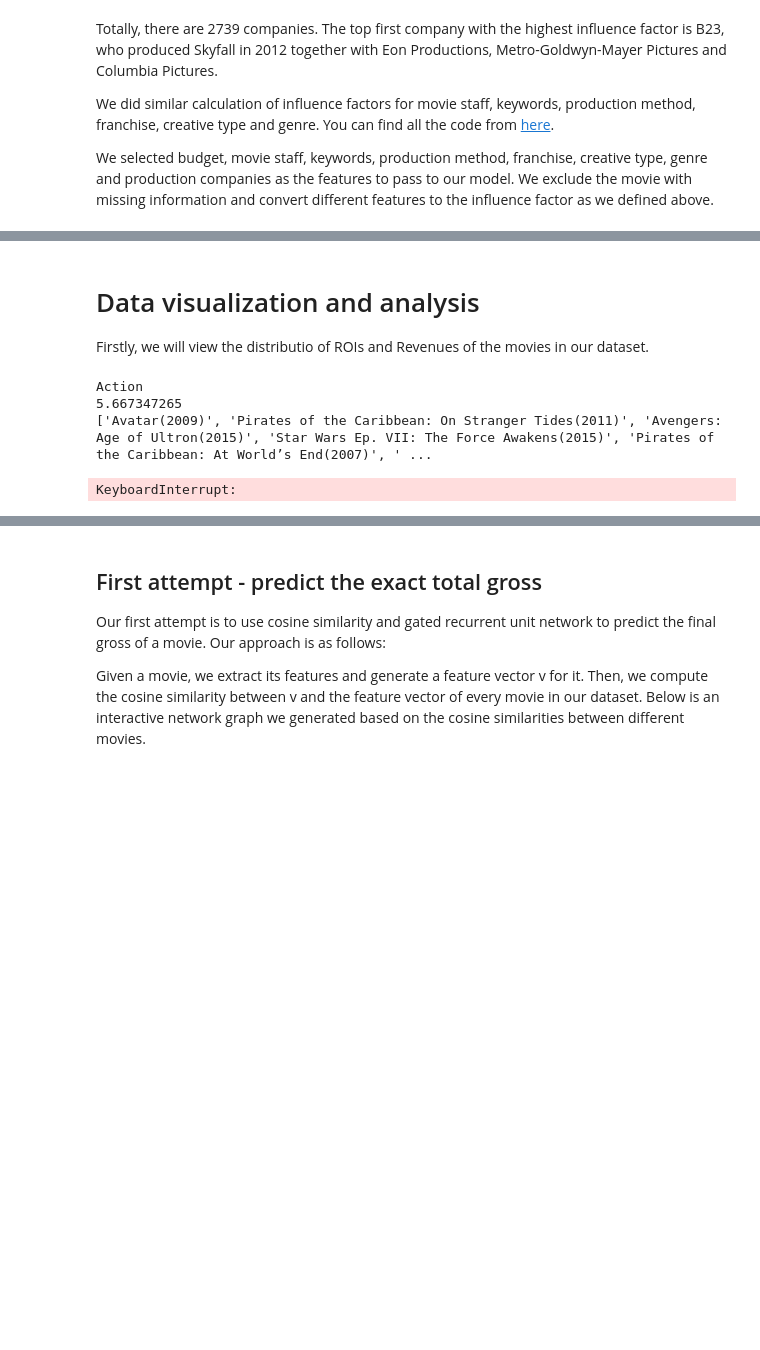
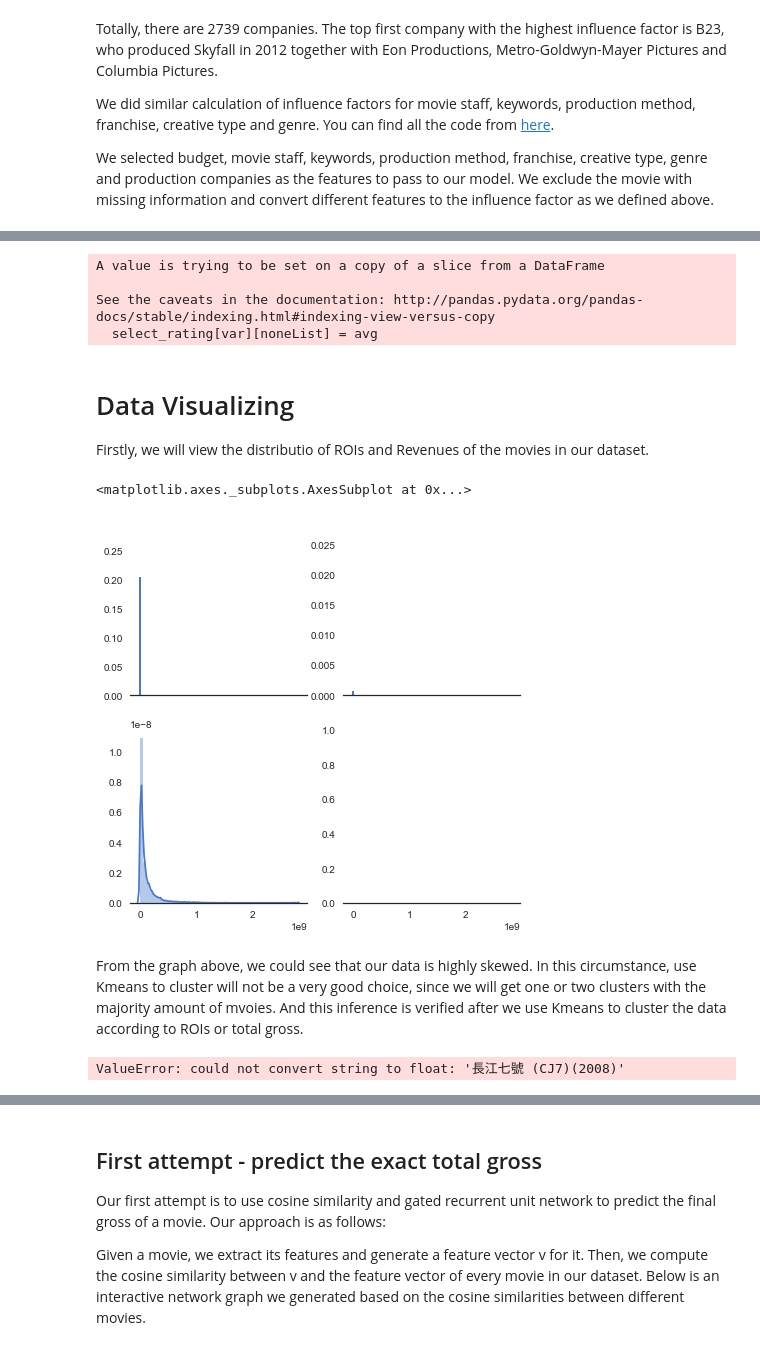
Before and after one commit to yuechaohou/PDS, a Jupyter notebook: WhatContributesToMoviesWithHighReturns.ipynb, the cells around one changed output, grey strips where cells are left out. Cells and saved outputs as stored; diff of their text form; code cells hidden in the pictures; blank space fills up the shorter version.

```diff
--- a/WhatContributesToMoviesWithHighReturns.ipynb
+++ b/WhatContributesToMoviesWithHighReturns.ipynb
@@ -782,28 +584,42 @@ pdf.to_csv('movie_info.csv')
+# %%
+merge_rating_impactFactors()  # save all feature data to movie_data.csv
+movie_data = pd.read_csv('movie_data.csv')
+# %% [output]
+A value is trying to be set on a copy of a slice from a DataFrame
+
+See the caveats in the documentation: http://pandas.pydata.org/pandas-docs/stable/indexing.html#indexing-view-versus-copy
+  select_rating[var][noneList] = avg
 # %% [markdown]
-# Data visualization and analysis
+# Data Visualizing
 
 Firstly, we will view the distributio of ROIs and Revenues of the movies in our dataset.
-# %%
-from translate_feature import get_ROIs, get_revenues
-import seaborn as sns
-
-sns.set(color_codes=True)
-
-ROIs = get_ROIs()
-revenues = get_revenues()
-
-ROIs = sorted(ROIs, reverse=True)
-revenues = get_revenues(revenues, reverse=True)
-
-sns.distplot(ROI_np[100:])
-sns.distplot(revenues)
-# %% [output]
-Action
-5.667347265
-['Avatar(2009)', 'Pirates of the Caribbean: On Stranger Tides(2011)', 'Avengers: Age of Ultron(2015)', 'Star Wars Ep. VII: The Force Awakens(2015)', 'Pirates of the Caribbean: At World’s End(2007)', ' ...
-KeyboardInterrupt:
+# %%
+from translate_feature import get_revenues, get_ROIs
+import seaborn as sns
+import numpy as np
+import matplotlib.pyplot as plt
+
+sns.set(style="white", palette="muted", color_codes=True)
+
+revenues = sorted(get_revenues(), reverse=True)
+rois = sorted(get_ROIs(), reverse=True)
+
+revenues_to_display = [revenue[1] for revenue in revenues]
+rois_to_display = [roi[1] for roi in rois]
+
+f, axes = plt.subplots(2, 2, figsize=(7, 7), sharex=True)
+sns.despine(left=True)
+
+sns.distplot(rois_to_display[:100], ax=axes[0, 0])
+sns.distplot(rois_to_display[100:], ax=axes[0, 1])
+sns.distplot(revenues_to_display, ax=axes[1, 0])
+# %% [output]
+<matplotlib.axes._subplots.AxesSubplot at 0x...>
+[figure, added]
+# %% [markdown]
+From the graph above, we could see that our data is highly skewed. In this circumstance, use Kmeans to cluster will not be a very good choice, since we will get one or two clusters with the majority amount of mvoies. And this inference is verified after we use Kmeans to cluster the data according to ROIs or total gross.
 # %%
-kmeans1 = KMeans(n_clusters=6, random_state=0).fit(ROIs)
-kmeans2 = KMeans(n_clusters=6, random_state=0).fit(revenues)
-
-plt.scatter(X[:, 0], X[:, 1], c=y_kmeans, s=50, cmap='viridis')
+kmeans1 = KMeans(n_clusters=6, random_state=0).fit(rois_to_display)
+kmeans2 = KMeans(n_clusters=6, random_state=0).fit(revenues_to_display)
+# %% [output]
+ValueError: could not convert string to float: '長江七號 (CJ7)(2008)'
```
Also changed, not shown: parts of 34 cells of this notebook, 1 other file.
